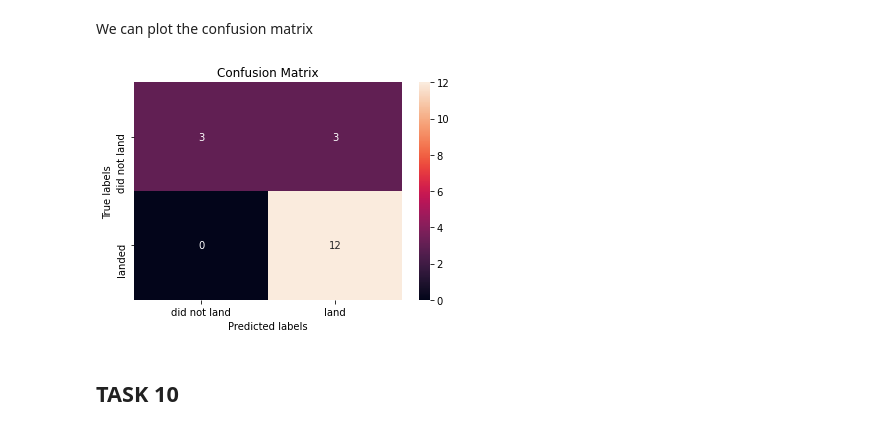
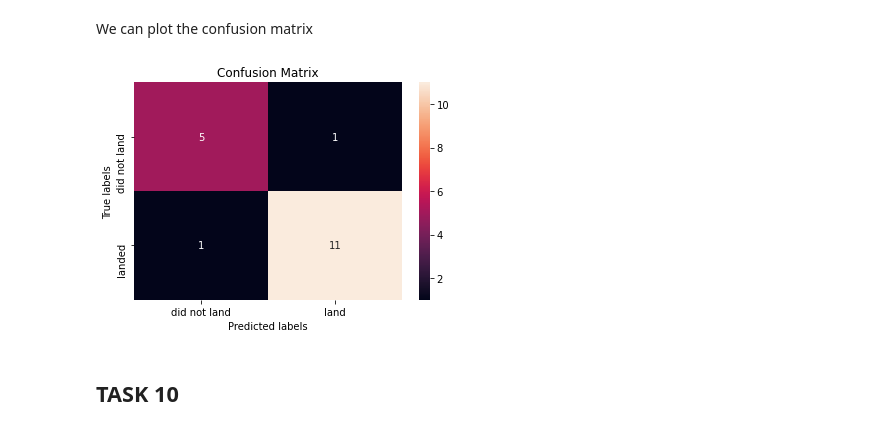
Before and after one commit to MeongSuper/Data-Science-Capstone, a Jupyter notebook: SpaceX_MachineLearningPrediction_Part_5.ipynb.ipynb, the cells around one changed output. Saved outputs shown, nothing was run; the diff lists cells and outputs as text; code cells hidden in the pictures.

```diff
--- a/SpaceX_MachineLearningPrediction_Part_5.ipynb.ipynb
+++ b/SpaceX_MachineLearningPrediction_Part_5.ipynb.ipynb
@@ -303,10 +303,10 @@ tree_cv.score(X_test, Y_test)
 # %% [markdown]
 We can plot the confusion matrix
 # %%
-yhat = svm_cv.predict(X_test)
-plot_confusion_matrix(Y_test,yhat)
+yhatTree = tree_cv.predict(X_test)
+plot_confusion_matrix(Y_test,yhatTree)
 # %% [output]
-[figure, old version]
+[figure, new version]
 # %% [markdown]
 ## TASK  10
 # %% [markdown]
```
Also changed, not shown: parts of 3 cells of this notebook.
